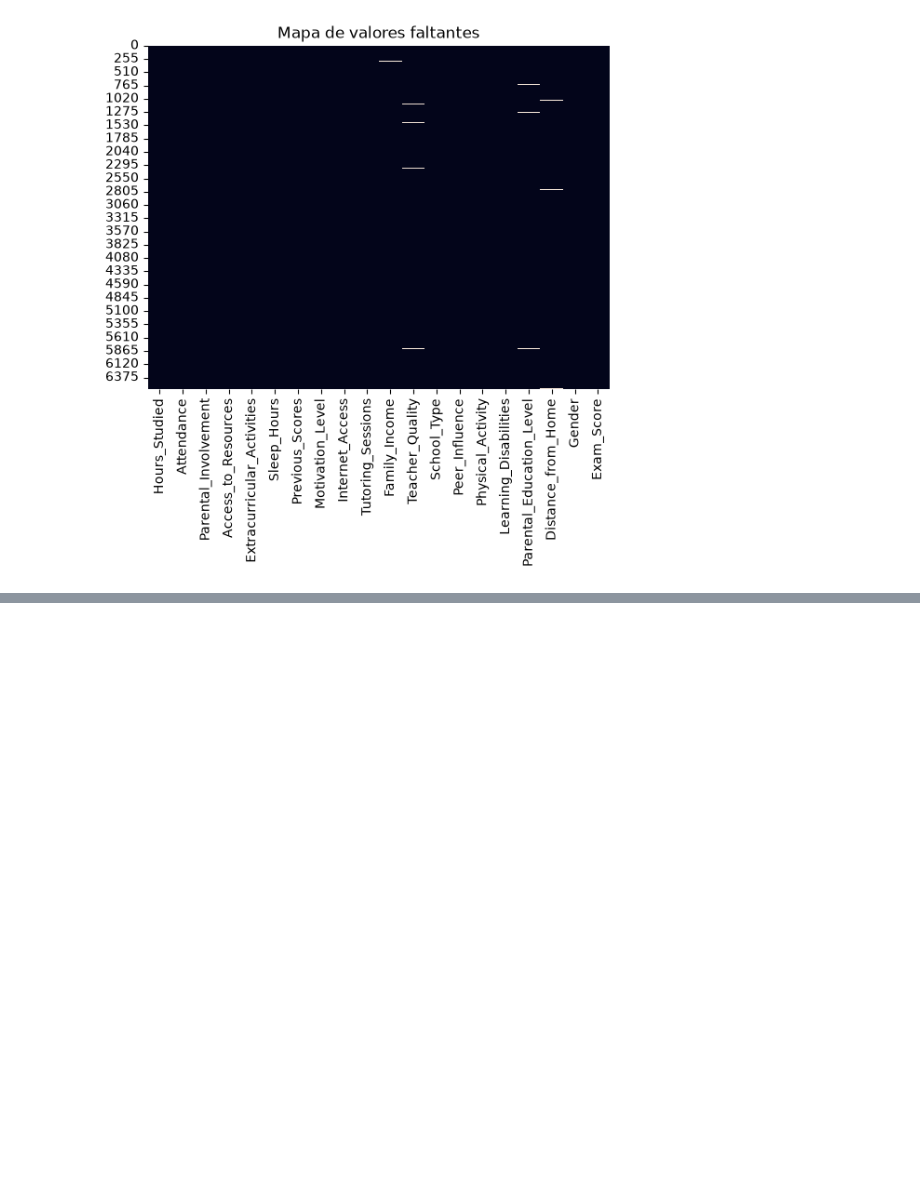
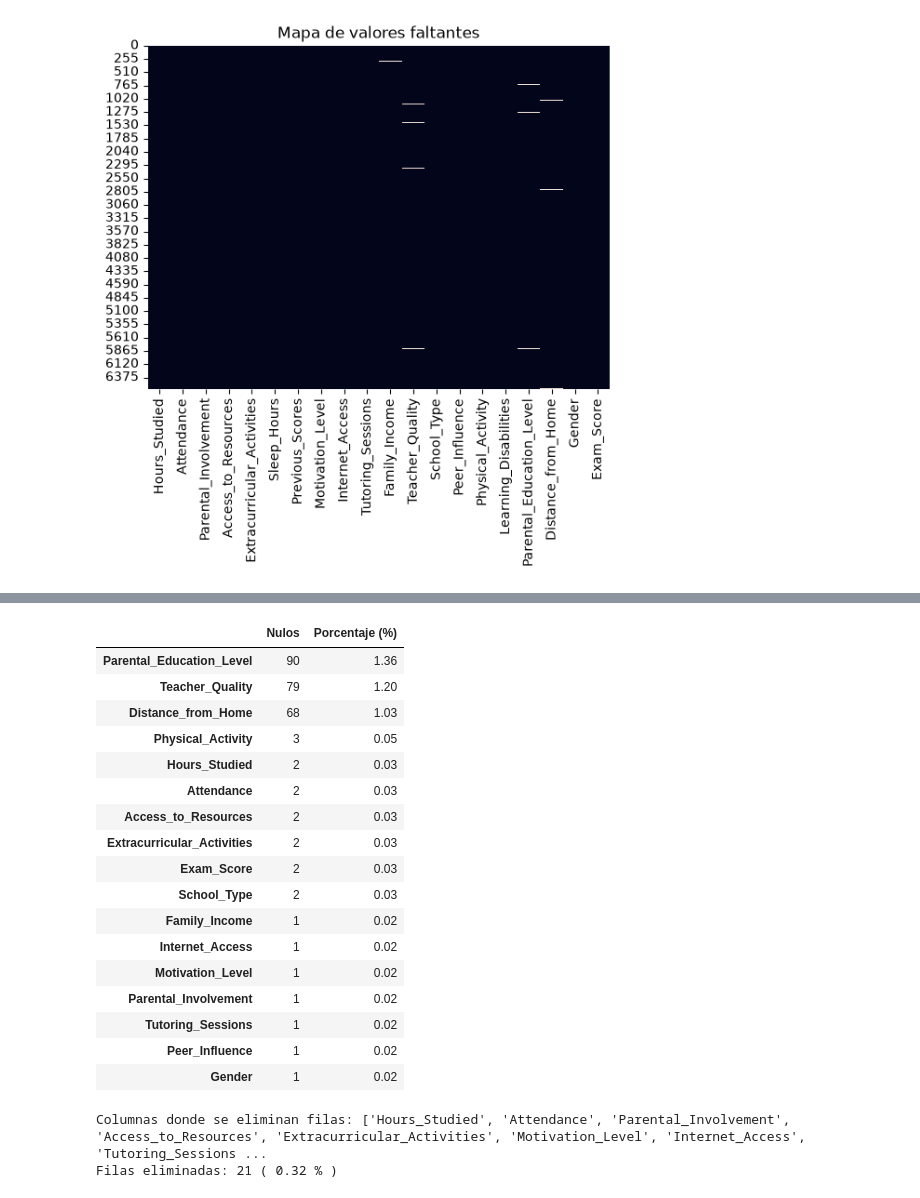
Before and after one commit to ocamporuiznicolas-ux/Proyecto-Final-Progra-2, a Jupyter notebook: notebooks/limpiezaDatos.ipynb, the cells around one changed output, grey strips where cells are left out. Drawn from its saved outputs; the diff is of its cells as text; code cells hidden in the pictures; blank space fills up the shorter version.

```diff
--- a/notebooks/limpiezaDatos.ipynb
+++ b/notebooks/limpiezaDatos.ipynb
@@ -74,0 +99,44 @@ plt.show()
+# %%
+#Manejo de datos faltantes
+#Primero medimos cuantos nulos hay por columna y que porcentaje representan del total
+nulos = df.isnull().sum()
+porcentaje = (nulos / len(df) * 100).round(2)
+
+tabla_nulos = pd.DataFrame({"Nulos": nulos, "Porcentaje (%)": porcentaje})
+tabla_nulos = tabla_nulos[tabla_nulos["Nulos"] > 0].sort_values("Porcentaje (%)", ascending=False)
+tabla_nulos
+# %% [output]
+|  | Nulos | Porcentaje (%) |
+| Parental_Education_Level | 90 | 1.36 |
+| Teacher_Quality | 79 | 1.20 |
+| Distance_from_Home | 68 | 1.03 |
+| Physical_Activity | 3 | 0.05 |
+| Hours_Studied | 2 | 0.03 |
+| Attendance | 2 | 0.03 |
+| Access_to_Resources | 2 | 0.03 |
+| Extracurricular_Activities | 2 | 0.03 |
+| Exam_Score | 2 | 0.03 |
+| School_Type | 2 | 0.03 |
+| Family_Income | 1 | 0.02 |
+| Internet_Access | 1 | 0.02 |
+| Motivation_Level | 1 | 0.02 |
+| Parental_Involvement | 1 | 0.02 |
+| Tutoring_Sessions | 1 | 0.02 |
+| Peer_Influence | 1 | 0.02 |
+| Gender | 1 | 0.02 |
+# %%
+#Regla 2: eliminar filas cuando los nulos son pocos (<5% del total)
+#Todas las columnas estan por debajo del 5%, pero tratamos dos grupos distinto:
+#- Columnas con 1 a 3 nulos (0.05% o menos): se eliminan esas filas, son tan pocas que no afectan el analisis
+#- Teacher_Quality, Parental_Education_Level y Distance_from_Home (~1%): se imputan (ver celda siguiente)
+#  porque si las eliminamos perderiamos 231 estudiantes y casi toda la perdida vendria de solo 3 columnas
+columnas_imputar = ["Teacher_Quality", "Parental_Education_Level", "Distance_from_Home"]
+columnas_eliminar_filas = [c for c in df.columns if df[c].isnull().sum() > 0 and c not in columnas_imputar]
+
+filas_antes = len(df)
+df = df.dropna(subset=columnas_eliminar_filas)
+print("Columnas donde se eliminan filas:", columnas_eliminar_filas)
+print("Filas eliminadas:", filas_antes - len(df), "(", round((filas_antes - len(df)) / filas_antes * 100, 2), "% )")
+# %% [output]
+Columnas donde se eliminan filas: ['Hours_Studied', 'Attendance', 'Parental_Involvement', 'Access_to_Resources', 'Extracurricular_Activities', 'Motivation_Level', 'Internet_Access', 'Tutoring_Sessions ...
+Filas eliminadas: 21 ( 0.32 % )
```
Also changed, not shown: parts of 4 cells of this notebook.
